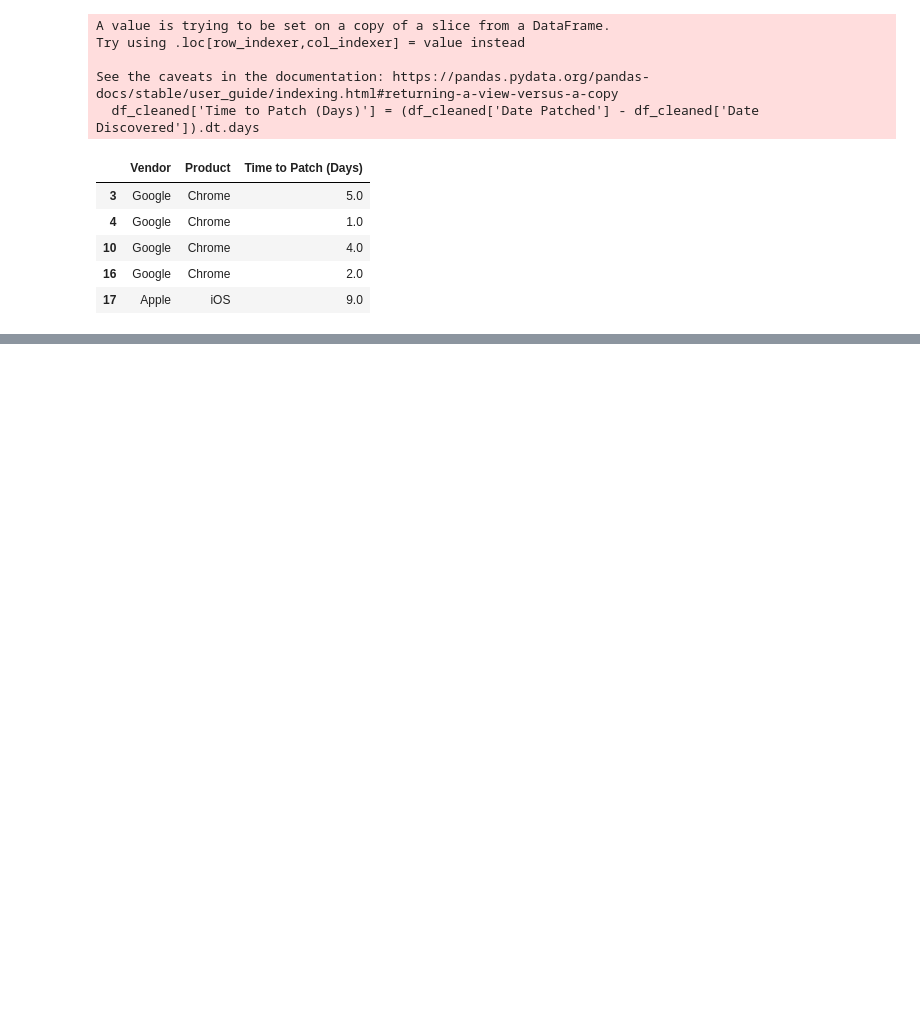
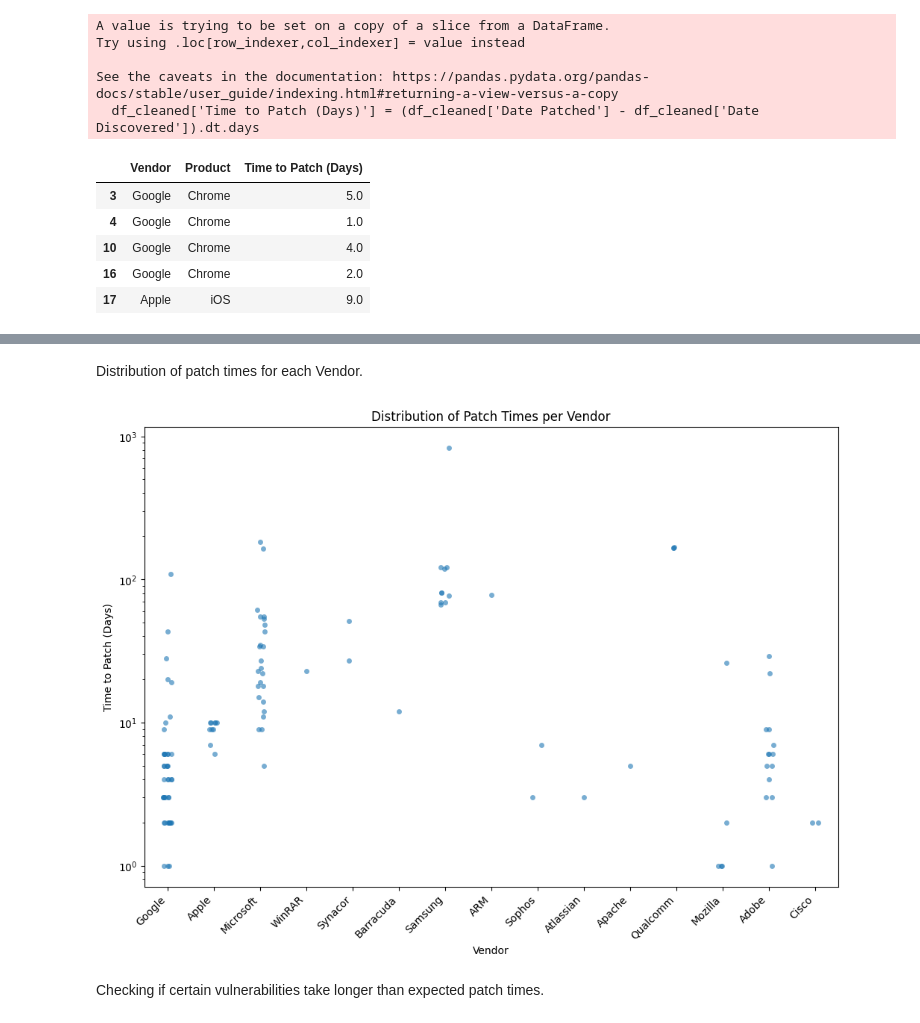
Before and after one commit to samirbhattarai135/Google-Zero-Day-in-the-Wild, a Jupyter notebook: Timeline analysis of Patching/timeline analysis of the Zero Day in the wild.ipynb, the cells around one changed output, grey strips where cells are left out. Drawn from its saved outputs; the diff is of its cells as text; code cells hidden in the pictures; blank space fills up the shorter version.

Commit message:
Created different plots

```diff
--- a/Timeline analysis of Patching/timeline analysis of the Zero Day in the wild.ipynb
+++ b/Timeline analysis of Patching/timeline analysis of the Zero Day in the wild.ipynb
@@ -144,0 +113,18 @@ AttributeError: module 'matplotlib' has no attribute 'figure'
+# %% [markdown]
+Distribution of patch times for each Vendor.
+# %%
+# Calculating the distribution of patch times for each vendor
+patch_time_distribution_per_vendor = final_data.groupby('Vendor')['Time to Patch (Days)'].describe()
+plt.figure(figsize=(12, 8))
+
+sns.stripplot(x='Vendor', y='Time to Patch (Days)', data=final_data, jitter=True, dodge=True, marker='o', alpha=0.6)
+plt.title('Distribution of Patch Times per Vendor')
+plt.xlabel('Vendor')
+plt.ylabel('Time to Patch (Days)')
+plt.yscale('log')
+plt.xticks(rotation=45, ha='right')
+plt.show()
+# %% [output]
+[figure, added]
+# %% [markdown]
+Checking if certain vulnerabilities take longer than expected patch times.
```
Also changed, not shown: parts of 5 cells of this notebook, 1 other file.
